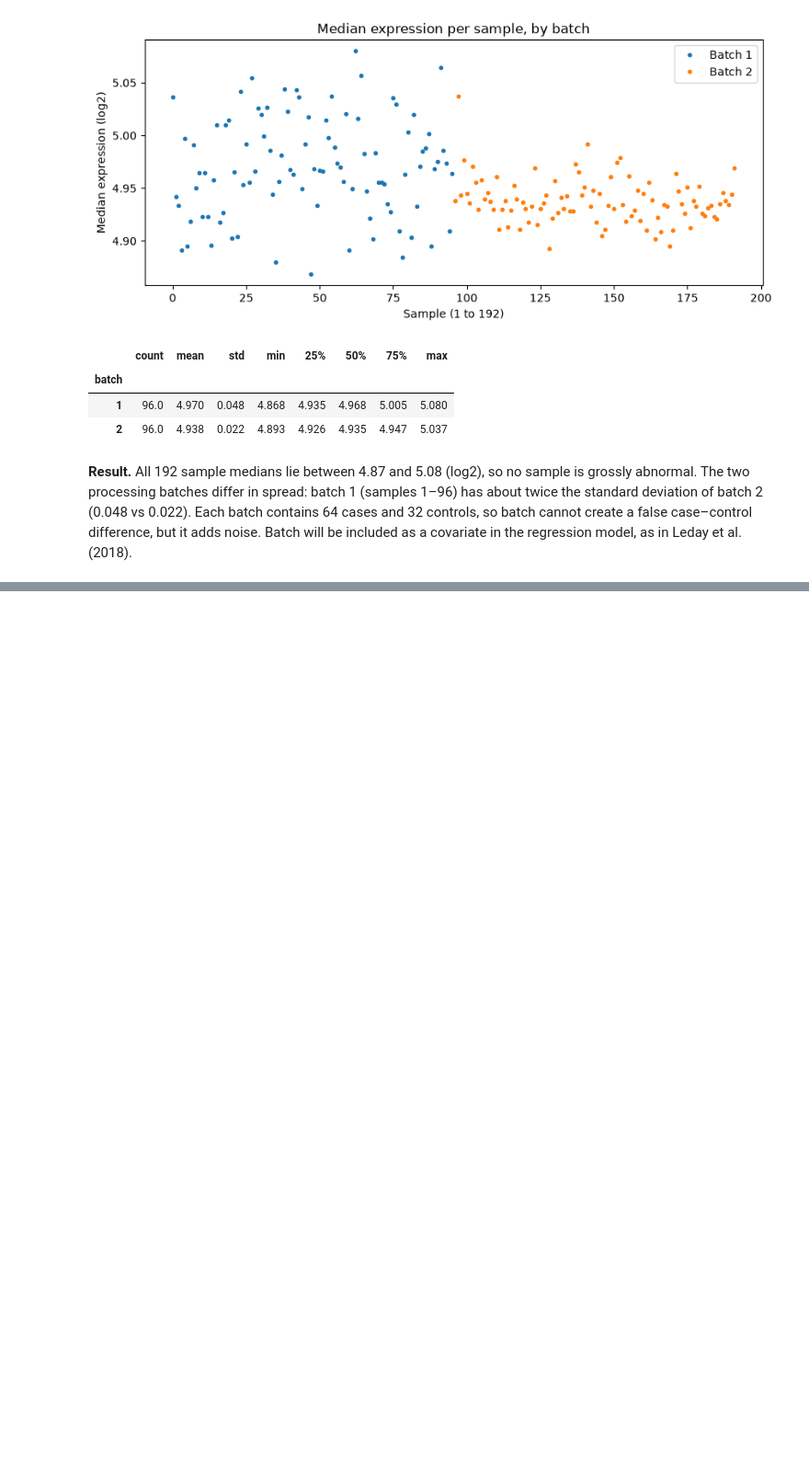
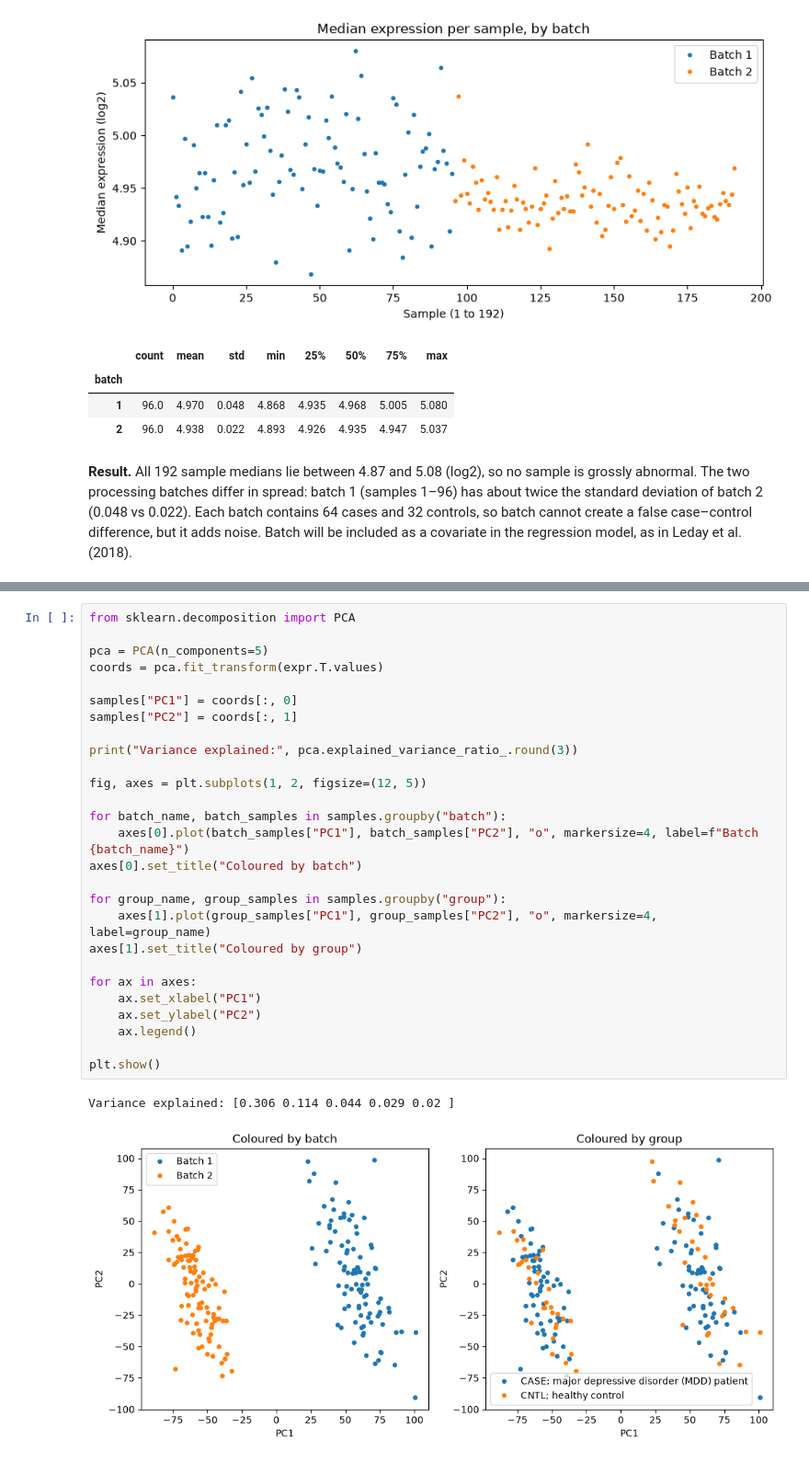
Before and after one commit to Claudialollo/inflammatory-depression-transcriptome, a Jupyter notebook: notebooks/02_gene_panel.ipynb, the cells around one changed output, grey strips where cells are left out. Shown at 92% size. Cells and saved outputs as stored; diff of their text form; blank space fills up the shorter version.

Commit message:
Add PCA by covariates and PC2 loadings: batch and platelet signal

```diff
--- a/notebooks/02_gene_panel.ipynb
+++ b/notebooks/02_gene_panel.ipynb
@@ -214,0 +218,30 @@ samples.groupby("batch")["median"].describe().round(3)
+# %%
+from sklearn.decomposition import PCA
+
+pca = PCA(n_components=5)
+coords = pca.fit_transform(expr.T.values)
+
+samples["PC1"] = coords[:, 0]
+samples["PC2"] = coords[:, 1]
+
+print("Variance explained:", pca.explained_variance_ratio_.round(3))
+
+fig, axes = plt.subplots(1, 2, figsize=(12, 5))
+
+for batch_name, batch_samples in samples.groupby("batch"):
+    axes[0].plot(batch_samples["PC1"], batch_samples["PC2"], "o", markersize=4, label=f"Batch {batch_name}")
+axes[0].set_title("Coloured by batch")
+
+for group_name, group_samples in samples.groupby("group"):
+    axes[1].plot(group_samples["PC1"], group_samples["PC2"], "o", markersize=4, label=group_name)
+axes[1].set_title("Coloured by group")
+
+for ax in axes:
+    ax.set_xlabel("PC1")
+    ax.set_ylabel("PC2")
+    ax.legend()
+
+plt.show()
+# %% [output]
+Variance explained: [0.306 0.114 0.044 0.029 0.02 ]
+[figure, added]
```
Also changed, not shown: parts of 5 cells of this notebook.
